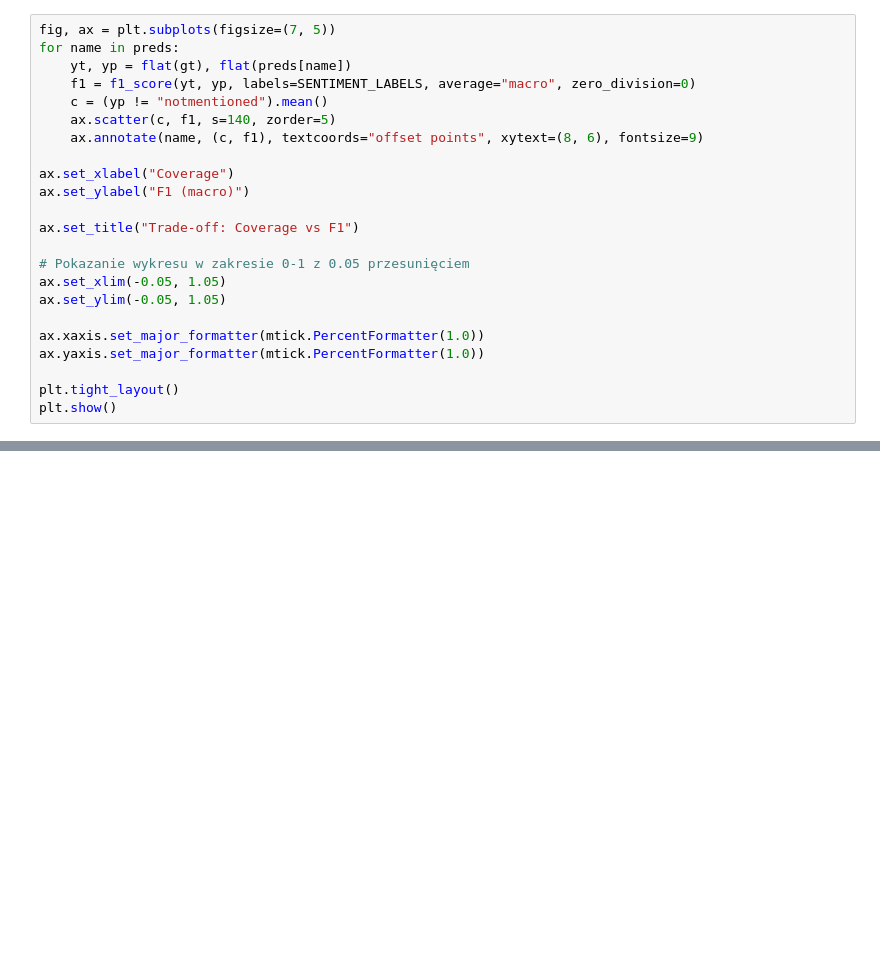
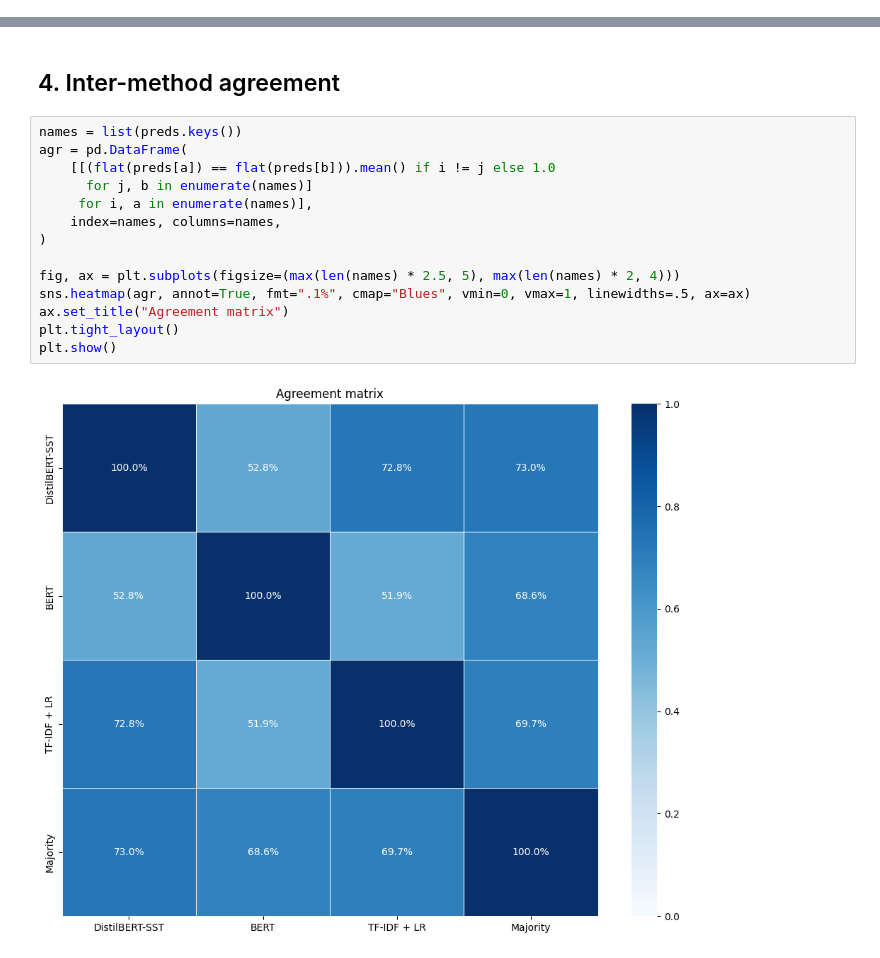
Before and after one commit to BartoszBugla/magisterka, a Jupyter notebook: _model_results.ipynb, the cells around one changed output, grey strips where cells are left out. Drawn from its saved outputs; the diff is of its cells as text; blank space fills up the shorter version.

```diff
--- a/_model_results.ipynb
+++ b/_model_results.ipynb
@@ -325,23 +0,0 @@ plt.show()
-# %%
-fig, ax = plt.subplots(figsize=(7, 5))
-for name in preds:
-    yt, yp = flat(gt), flat(preds[name])
-    f1 = f1_score(yt, yp, labels=SENTIMENT_LABELS, average="macro", zero_division=0)
-    c = (yp != "notmentioned").mean()
-    ax.scatter(c, f1, s=140, zorder=5)
-    ax.annotate(name, (c, f1), textcoords="offset points", xytext=(8, 6), fontsize=9)
-
-ax.set_xlabel("Coverage")
-ax.set_ylabel("F1 (macro)")
-
-ax.set_title("Trade-off: Coverage vs F1")
-
-# Pokazanie wykresu w zakresie 0-1 z 0.05 przesunięciem
-ax.set_xlim(-0.05, 1.05)
-ax.set_ylim(-0.05, 1.05)
-
-ax.xaxis.set_major_formatter(mtick.PercentFormatter(1.0))
-ax.yaxis.set_major_formatter(mtick.PercentFormatter(1.0))
-
-plt.tight_layout()
-plt.show()
@@ -493,0 +279,18 @@ plt.show()
+# %% [markdown]
+## 4. Inter-method agreement
+# %%
+names = list(preds.keys())
+agr = pd.DataFrame(
+    [[(flat(preds[a]) == flat(preds[b])).mean() if i != j else 1.0
+      for j, b in enumerate(names)]
+     for i, a in enumerate(names)],
+    index=names, columns=names,
+)
+
+fig, ax = plt.subplots(figsize=(max(len(names) * 2.5, 5), max(len(names) * 2, 4)))
+sns.heatmap(agr, annot=True, fmt=".1%", cmap="Blues", vmin=0, vmax=1, linewidths=.5, ax=ax)
+ax.set_title("Agreement matrix")
+plt.tight_layout()
+plt.show()
+# %% [output]
+[figure, added]
```
Also changed, not shown: parts of 37 cells of this notebook, 22 other files.
